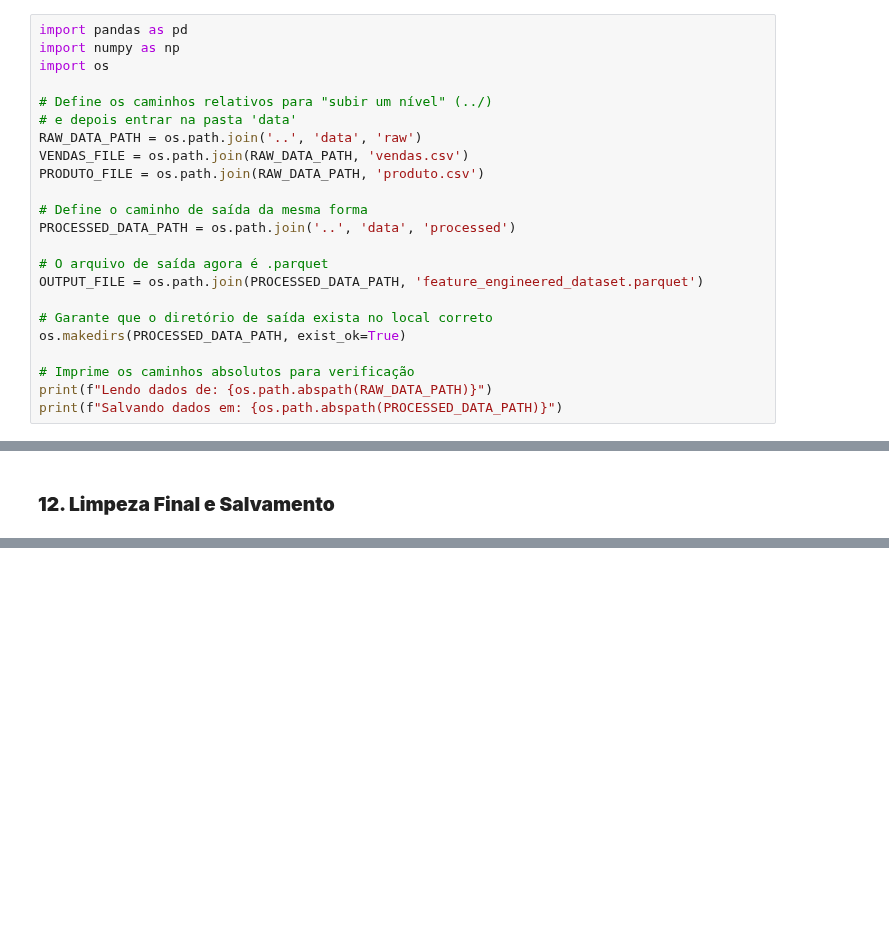
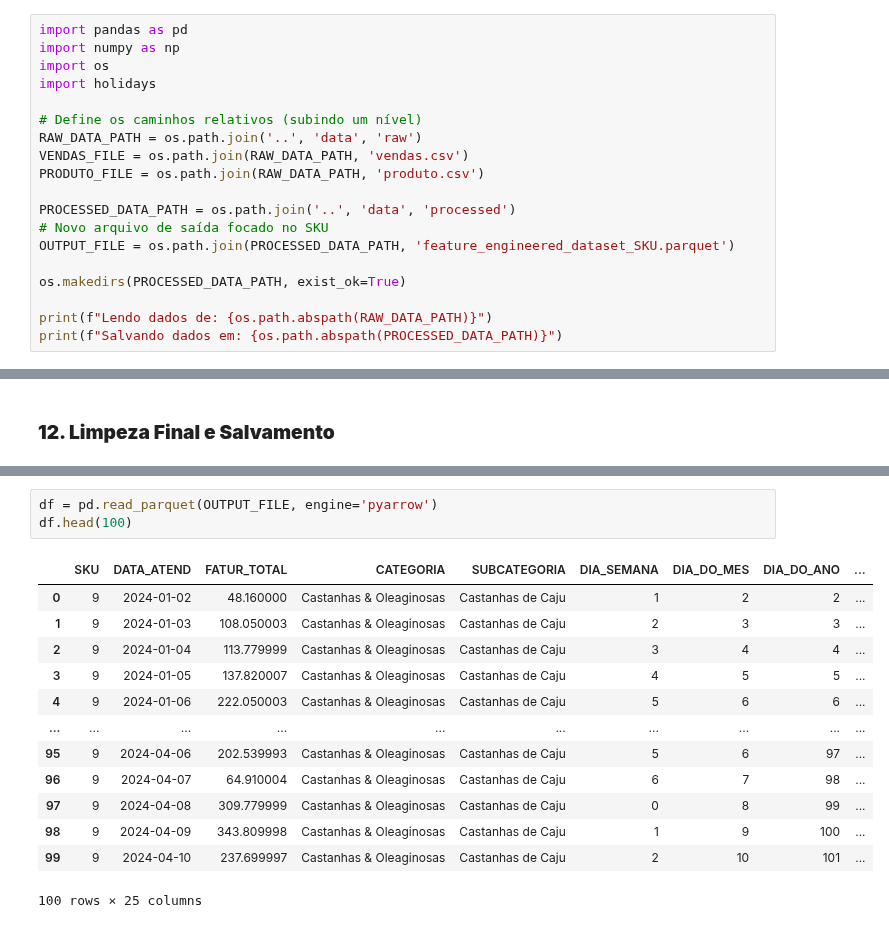
Before and after one commit to felipefsleal/Grupo6-ProjetoFinal, a Jupyter notebook: notebooks/02_feature_engineering.ipynb, the cells around one changed output, grey strips where cells are left out. Drawn from its saved outputs; the diff is of its cells as text; blank space fills up the shorter version.

```diff
--- a/notebooks/02_feature_engineering.ipynb
+++ b/notebooks/02_feature_engineering.ipynb
@@ -12,23 +12,19 @@ Visão Geral: Vamos começar importando as bibliotecas essenciais (pandas para m
 import pandas as pd
 import numpy as np
 import os
+import holidays
 
-# Define os caminhos relativos para "subir um nível" (../)
-# e depois entrar na pasta 'data'
+# Define os caminhos relativos (subindo um nível)
 RAW_DATA_PATH = os.path.join('..', 'data', 'raw')
 VENDAS_FILE = os.path.join(RAW_DATA_PATH, 'vendas.csv')
 PRODUTO_FILE = os.path.join(RAW_DATA_PATH, 'produto.csv')
 
-# Define o caminho de saída da mesma forma
 PROCESSED_DATA_PATH = os.path.join('..', 'data', 'processed')
+# Novo arquivo de saída focado no SKU
+OUTPUT_FILE = os.path.join(PROCESSED_DATA_PATH, 'feature_engineered_dataset_SKU.parquet')
 
-# O arquivo de saída agora é .parquet
-OUTPUT_FILE = os.path.join(PROCESSED_DATA_PATH, 'feature_engineered_dataset.parquet')
-
-# Garante que o diretório de saída exista no local correto
 os.makedirs(PROCESSED_DATA_PATH, exist_ok=True)
 
-# Imprime os caminhos absolutos para verificação
 print(f"Lendo dados de: {os.path.abspath(RAW_DATA_PATH)}")
 print(f"Salvando dados em: {os.path.abspath(PROCESSED_DATA_PATH)}")
 # %% [output]
@@ -380,0 +363,17 @@ memory usage: 1.0+ GB
+# %%
+df = pd.read_parquet(OUTPUT_FILE, engine='pyarrow')
+df.head(100)
+# %% [output]
+|  | SKU | DATA_ATEND | FATUR_TOTAL | CATEGORIA | SUBCATEGORIA | DIA_SEMANA | DIA_DO_MES | DIA_DO_ANO | ... |
+| 0 | 9 | 2024-01-02 | 48.160000 | Castanhas & Oleaginosas | Castanhas de Caju | 1 | 2 | 2 | ... |
+| 1 | 9 | 2024-01-03 | 108.050003 | Castanhas & Oleaginosas | Castanhas de Caju | 2 | 3 | 3 | ... |
+| 2 | 9 | 2024-01-04 | 113.779999 | Castanhas & Oleaginosas | Castanhas de Caju | 3 | 4 | 4 | ... |
+| 3 | 9 | 2024-01-05 | 137.820007 | Castanhas & Oleaginosas | Castanhas de Caju | 4 | 5 | 5 | ... |
+| 4 | 9 | 2024-01-06 | 222.050003 | Castanhas & Oleaginosas | Castanhas de Caju | 5 | 6 | 6 | ... |
+| ... | ... | ... | ... | ... | ... | ... | ... | ... | ... |
+| 95 | 9 | 2024-04-06 | 202.539993 | Castanhas & Oleaginosas | Castanhas de Caju | 5 | 6 | 97 | ... |
+| 96 | 9 | 2024-04-07 | 64.910004 | Castanhas & Oleaginosas | Castanhas de Caju | 6 | 7 | 98 | ... |
+| 97 | 9 | 2024-04-08 | 309.779999 | Castanhas & Oleaginosas | Castanhas de Caju | 0 | 8 | 99 | ... |
+| 98 | 9 | 2024-04-09 | 343.809998 | Castanhas & Oleaginosas | Castanhas de Caju | 1 | 9 | 100 | ... |
+| 99 | 9 | 2024-04-10 | 237.699997 | Castanhas & Oleaginosas | Castanhas de Caju | 2 | 10 | 101 | ... |
+100 rows × 25 columns
```
Also changed, not shown: parts of 28 cells of this notebook.
